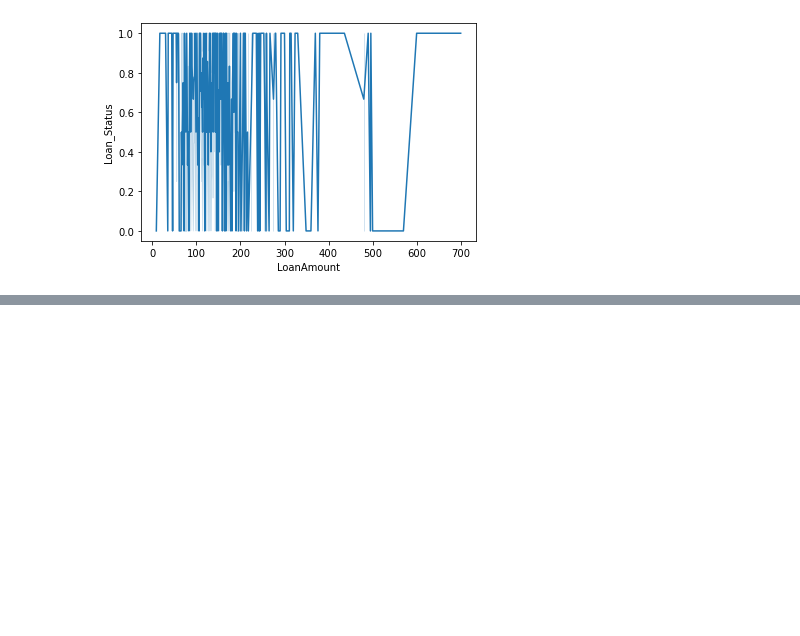
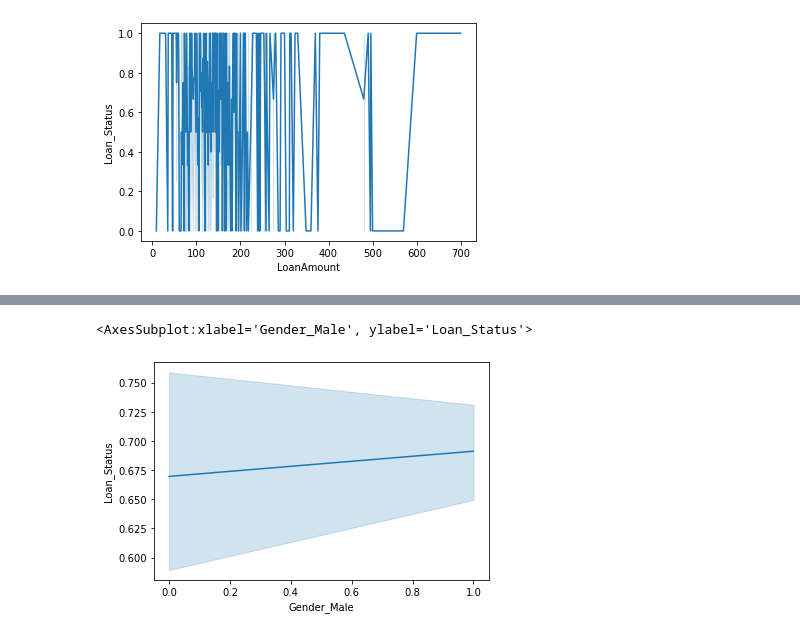
Before and after one commit to Amogh-Prabhu/Loan-Approval-System, a Jupyter notebook: normalization.ipynb, the cells around one changed output, grey strips where cells are left out. Drawn from its saved outputs; the diff is of its cells as text; code cells hidden in the pictures; blank space fills up the shorter version.

```diff
--- a/normalization.ipynb
+++ b/normalization.ipynb
@@ -109,0 +115,5 @@ sns.lineplot(x=X_train["LoanAmount"],y=Y_train)
+# %%
+sns.lineplot(x=X_train["Gender_Male"],y=Y_train)
+# %% [output]
+<AxesSubplot:xlabel='Gender_Male', ylabel='Loan_Status'>
+[figure, added]
```
Also changed, not shown: parts of 2 cells of this notebook.
